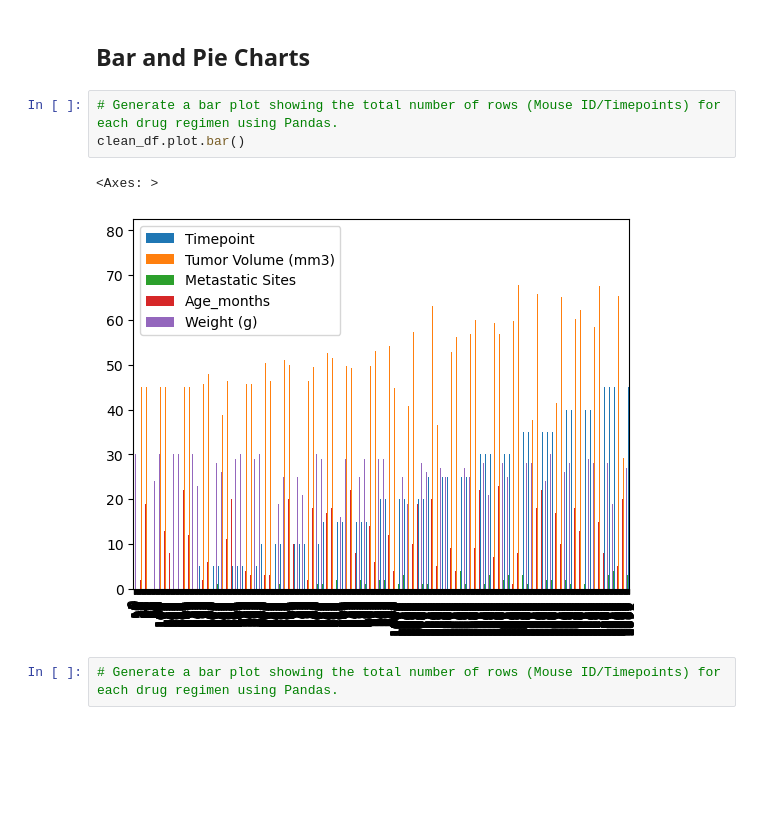
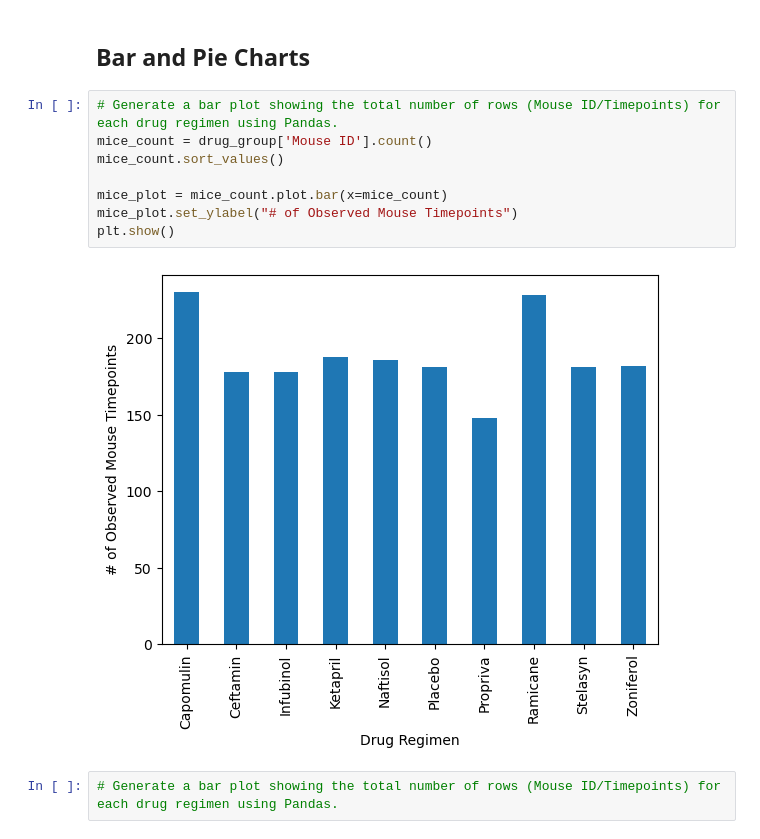
Before and after one commit to reikanger/pymaceuticals, a Jupyter notebook: Pymaceuticals/pymaceuticals.ipynb, the cells around one changed output. Drawn from its saved outputs; the diff is of its cells as text; blank space fills up the shorter version.

```diff
--- a/Pymaceuticals/pymaceuticals.ipynb
+++ b/Pymaceuticals/pymaceuticals.ipynb
@@ -138,10 +138,14 @@ drug_group['Tumor Volume (mm3)'].agg(['mean', 'median', 'var', 'std', 'sem'])
 ## Bar and Pie Charts
 # %%
 # Generate a bar plot showing the total number of rows (Mouse ID/Timepoints) for each drug regimen using Pandas.
-clean_df.plot.bar()
+mice_count = drug_group['Mouse ID'].count()
+mice_count.sort_values()
+
+mice_plot = mice_count.plot.bar(x=mice_count)
+mice_plot.set_ylabel("# of Observed Mouse Timepoints")
+plt.show()
 # %% [output]
-<Axes: >
-[figure, old version]
+[figure, new version]
 # %%
 # Generate a bar plot showing the total number of rows (Mouse ID/Timepoints) for each drug regimen using Pandas.
 # %% [output]
```
